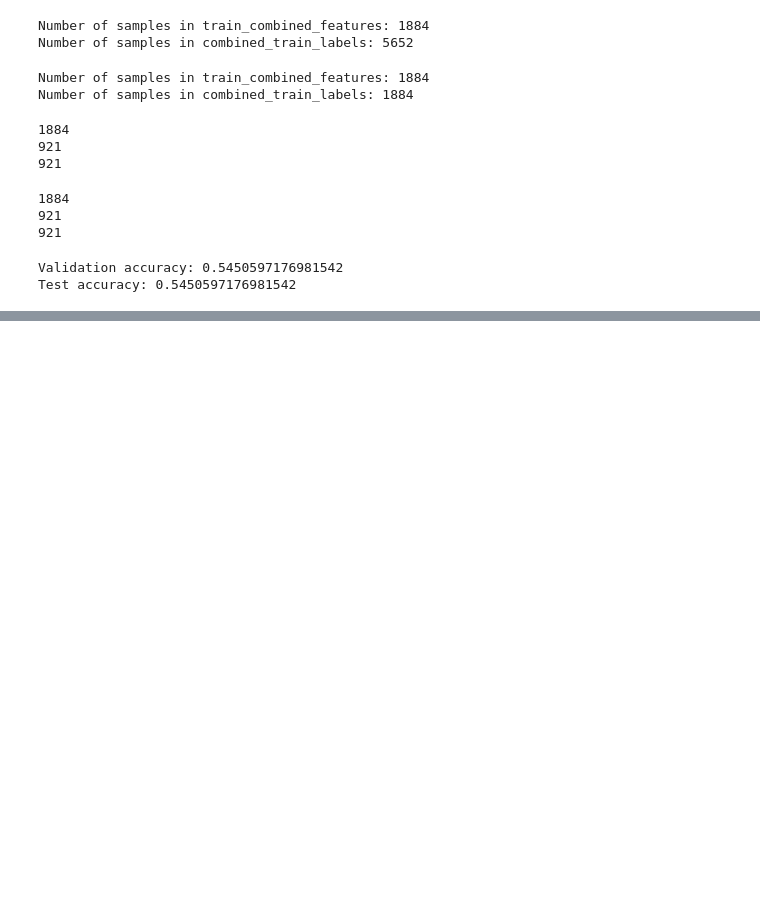
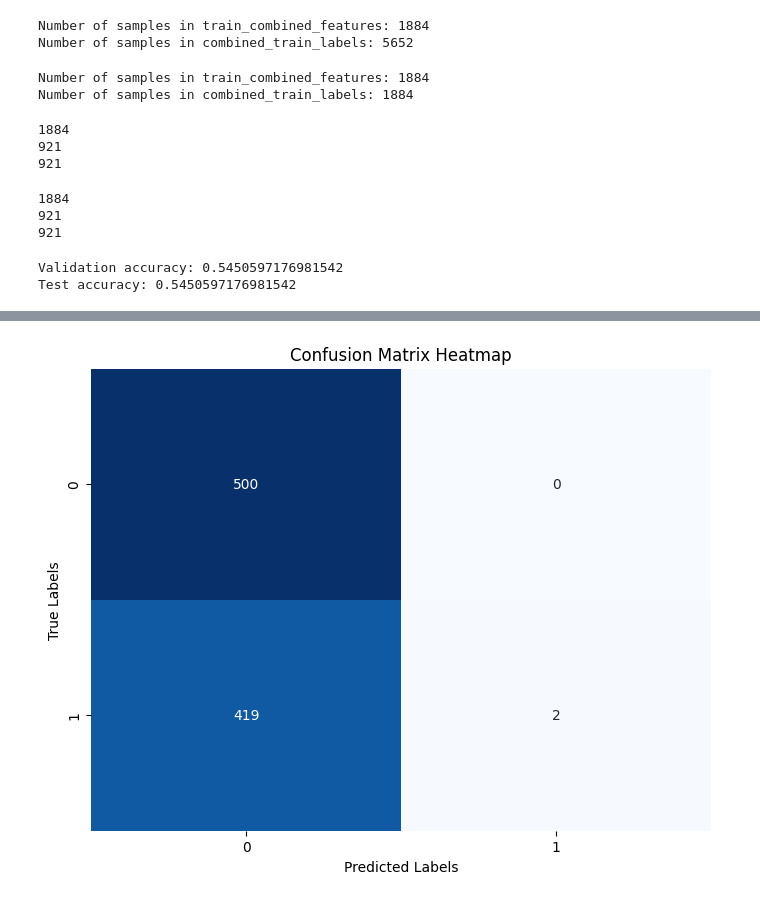
Before and after one commit to AhmedElZubair38/DISSERTATION, a Jupyter notebook: MOSTLY_Data_3/MODEL3_FUNDUS.ipynb, the cells around one changed output, grey strips where cells are left out. Saved outputs shown, nothing was run; the diff lists cells and outputs as text; code cells hidden in the pictures; blank space fills up the shorter version.

Commit message:
model 3 worked but bad accuracy made code neater

```diff
--- a/MOSTLY_Data_3/MODEL3_FUNDUS.ipynb
+++ b/MOSTLY_Data_3/MODEL3_FUNDUS.ipynb
@@ -1380,0 +1158,15 @@ Test accuracy: 0.5450597176981542
+# %%
+from sklearn.metrics import confusion_matrix, classification_report
+
+test_predictions = hgb_model.predict(test_combined_features)
+
+conf_matrix = confusion_matrix(combined_test_labels, test_predictions)
+class_report = classification_report(combined_test_labels, test_predictions)
+
+# Print the confusion matrix
+print("Confusion Matrix:")
+print(conf_matrix)
+
+# Print the classification report
+print("\nClassification Report:")
+print(class_report)
@@ -1380,0 +1187,10 @@ Test accuracy: 0.5450597176981542
+# %%
+# Plot the confusion matrix heatmap
+plt.figure(figsize=(8, 6))
+sns.heatmap(conf_matrix, annot=True, fmt="d", cmap="Blues", cbar=False)
+plt.title('Confusion Matrix Heatmap')
+plt.xlabel('Predicted Labels')
+plt.ylabel('True Labels')
+plt.show()
+# %% [output]
+[figure, added]
```
Also changed, not shown: parts of 14 cells of this notebook.
